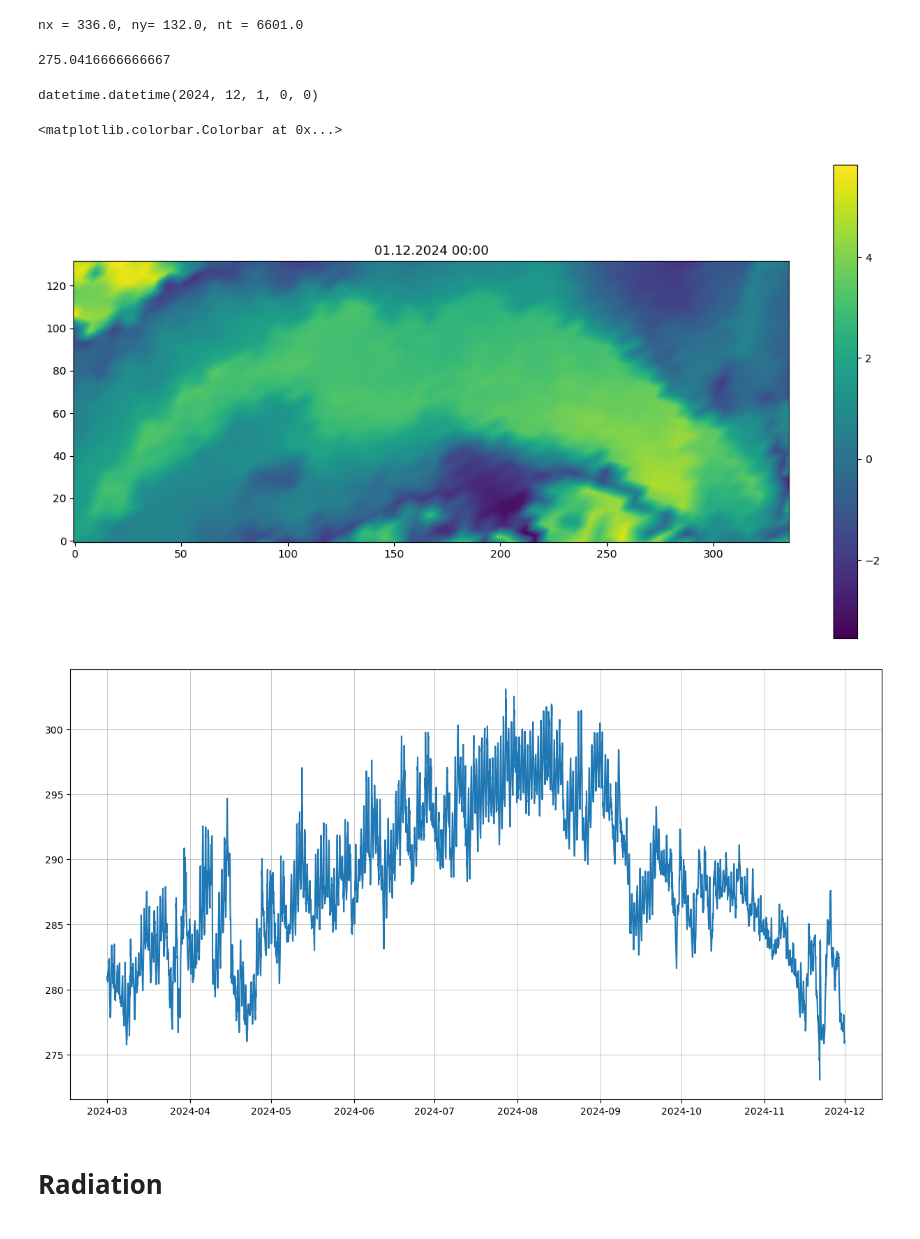
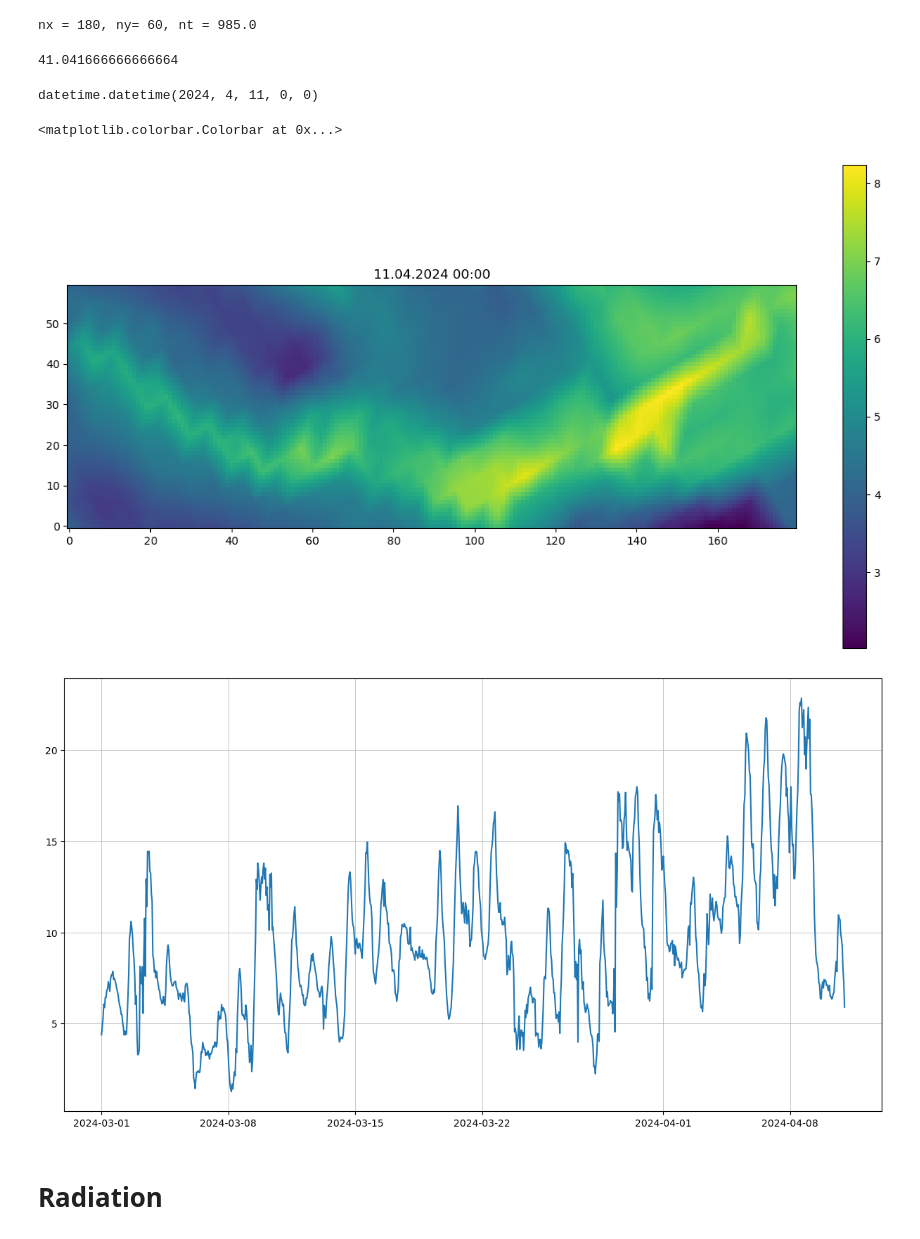
Before and after one commit to leroquan/plot_results, a Jupyter notebook: mitgcm/surface_forcing_analysis/plot_binary_inputs.ipynb, the cells around one changed output. Drawn from its saved outputs; the diff is of its cells as text; code cells hidden in the pictures.

```diff
--- a/mitgcm/surface_forcing_analysis/plot_binary_inputs.ipynb
+++ b/mitgcm/surface_forcing_analysis/plot_binary_inputs.ipynb
@@ -6,22 +6,22 @@ bin_folder = r'C:\Users\leroquan\Documents\python\preprocessing-mitgcm\99-output
 # %%
-bin_file_path = rf"{bin_folder}\atemp.bin"
+bin_file_path = r"/storage/alplakes_test/Soren/lake_zh/march_24/binary_data/atemp.bin"
 # %%
 with open(bin_file_path, 'rb') as fid:
     binary_data = np.fromfile(fid, dtype='>f8')
 # %%
 grid_resolution = 200
 grid_fact = grid_resolution / 50
-nx = 1344 / grid_fact
-ny = 528 / grid_fact
+nx =180
+ny = 60
 nt = len(binary_data) / nx /ny
 
 print(f'nx = {nx}, ny= {ny}, nt = {nt}' )
 # %% [output]
-nx = 336.0, ny= 132.0, nt = 6601.0
+nx = 180, ny= 60, nt = 985.0
 # %%
 nt / 24
 # %% [output]
-275.0416666666667
+41.041666666666664
 # %%
 from datetime import datetime, timedelta
 
@@ -34,7 +34,7 @@ for i in range(0, int(nt)):
 # %%
 date_list[-1]
 # %% [output]
-datetime.datetime(2024, 12, 1, 0, 0)
+datetime.datetime(2024, 4, 11, 0, 0)
 # %%
 bin_array = np.reshape(binary_data, (int(nt),int(ny),int(nx)))
 # %%
@@ -47,13 +47,13 @@ plt.title(date_list[i_time].strftime('%d.%m.%Y %H:%M'))
 plt.colorbar()
 # %% [output]
 <matplotlib.colorbar.Colorbar at 0x...>
-[figure, old version]
+[figure, new version]
 # %%
 plt.figure(figsize=(15,8))
-plt.plot(date_list, bin_array[:,80,150])
+plt.plot(date_list, bin_array[:,19,41]-273.15)
 plt.grid(True, which='both', linestyle='-', linewidth=0.5)
 # %% [output]
-[figure, old version]
+[figure, new version]
 # %% [markdown]
 # Radiation
 # %%
```
Also changed, not shown: parts of 1 cell of this notebook, 4 other files.
